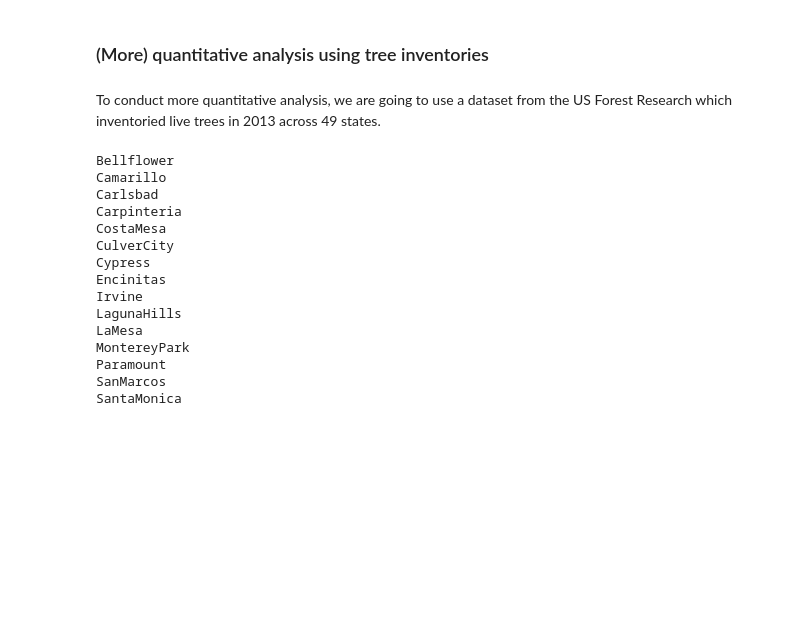
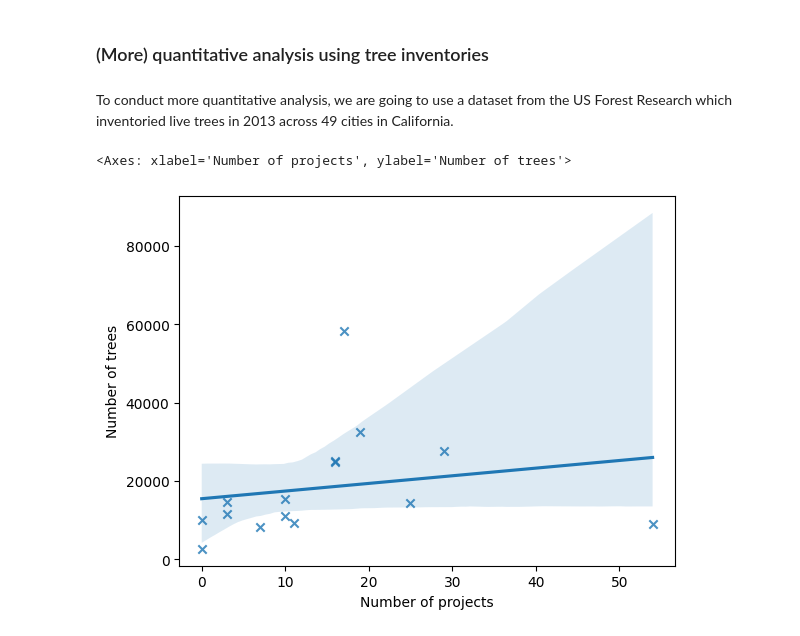
Before and after one commit to lydia-pauly/women_in_data_comp_2023, a Jupyter notebook: Lydia Notebooks/Community_Dataset.ipynb, the cells around one changed output. Saved outputs shown, nothing was run; the diff lists cells and outputs as text; code cells hidden in the pictures; blank space fills up the shorter version.

```diff
--- a/Lydia Notebooks/Community_Dataset.ipynb
+++ b/Lydia Notebooks/Community_Dataset.ipynb
@@ -275,63 +276,48 @@ Another step (if we had access to ArcGIS Pro) would be to raster sample these po
 # %% [markdown]
 ### (More) quantitative analysis using tree inventories
 # %% [markdown]
-To conduct more quantitative analysis, we are going to use a dataset from the US Forest Research which inventoried live trees in 2013 across 49 states.
+To conduct more quantitative analysis, we are going to use a dataset from the US Forest Research which inventoried live trees in 2013 across 49 cities in California.
 # %%
-#SoCalCoast
+# SOCALCOAST REGION #
 
 cities = ["Bellflower", "Camarillo", "Carlsbad", "Carpinteria", "CostaMesa", "CulverCity",
           "Cypress", "Encinitas", "Irvine", "LagunaHills", "LaMesa", "MontereyPark",
           "Paramount", "SanMarcos", "SantaMonica"]
 
-split_names = {"CostaMesa" : "Costa Mesa",
-               "CulverCity" : "Culver City",
-               "LagunaHills" : "Laguna Hills",
-               "LeMesa" : "Le Mesa",
-               "MontereyPark" : "Monterey Park",
-               "SanMarcos" : "San Marcos",
-               "SantaMonica" : "Santa Monica"
-              }
+filter_for_acquisition = cleaned_community_df['GROUPING'] == "Acquisition"
+filter_for_improvements = cleaned_community_df['GROUPING'] == "Public Improvements"
 
 trees_and_projects_per_city = {}
 
 for city in cities :
     adjoining_df = pd.read_csv(f"../Data/RDS-2017-0010/Data/SoCalCoast/{city}_Inventory.csv", encoding='unicode_escape')
     number_of_trees = len(adjoining_df)
-    print(city)
-    if city == "CostaMesa" : number_of_projects = len(cleaned_community_df[cleaned_community_df['CITY'] == "Costa Mesa"])
-    if city == "CulverCity" : number_of_projects = len(cleaned_community_df[cleaned_community_df['CITY'] == "Culver City"])
-    if city == "LagunaHills" : number_of_projects = len(cleaned_community_df[cleaned_community_df['CITY'] == "Laguna Hills"])
-    if city == "LeMesa" : number_of_projects = len(cleaned_community_df[cleaned_community_df['CITY'] == "Le Mesa"])
-    if city == "MontereyPark" : number_of_projects = len(cleaned_community_df[cleaned_community_df['CITY'] == "Monterey Park"])
-    if city == "SanMarcos" : number_of_projects = len(cleaned_community_df[cleaned_community_df['CITY'] == "San Marcos"])
-    if city == "SantaMonica" : number_of_projects = len(cleaned_community_df[cleaned_community_df['CITY'] == "Santa Monica"])
-    else : number_of_projects = len(cleaned_community_df[cleaned_community_df['CITY'] == city])
+    if city == "CostaMesa" :
+        filter_for_city = cleaned_community_df['CITY'] == "Costa Mesa"
+    elif city == "CulverCity" :
+        filter_for_city = cleaned_community_df['CITY'] == "Culver City"
+    elif city == "LagunaHills" :
+        filter_for_city = cleaned_community_df['CITY'] == "Laguna Hills"
+    elif city == "LeMesa" :
+        filter_for_city = cleaned_community_df['CITY'] == "Le Mesa"
+    elif city == "MontereyPark" :
+        filter_for_city = cleaned_community_df['CITY'] == "Monterey Park"
+    elif city == "SanMarcos" :
+        filter_for_city = cleaned_community_df['CITY'] == "San Marcos"
+    elif city == "SantaMonica" :
+        filter_for_city = cleaned_community_df['CITY'] == "Santa Monica"
+    else :
+        filter_for_city = cleaned_community_df['CITY'] == city
+
+    number_of_projects = len(cleaned_community_df[(filter_for_acquisition | filter_for_improvements) & filter_for_city])
 
     trees_and_projects_per_city[city] = {"Number of trees" : number_of_trees,
                                          "Number of projects" : number_of_projects
                                         }
-    #pd.concat([SoCalCoast_df, adjoining_df], join="outer")
 
+SoCal_cities_df = pd.DataFrame.from_dict(trees_and_projects_per_city).transpose()
 
-# SoCalCoast_BeFl_df = pd.read_csv("../Data/RDS-2017-0010/Data/SoCalCoast/Bellflower_Inventory.csv", encoding='unicode_escape')
-# SoCalCoast_CaMa_df = pd.read_csv("../Data/RDS-2017-0010/Data/SoCalCoast/Camarillo_Inventory.csv", encoding='unicode_escape')
-# SoCalCoast_CaBa_df = pd.read_csv("../Data/RDS-2017-0010/Data/SoCalCoast/Carlsbad_Inventory.csv", encoding='unicode_escape')
-# SoCalCoast_CaPi_df = pd.read_csv("../Data/RDS-2017-0010/Data/SoCalCoast/Carpinteria_Inventory.csv", encoding='unicode_escape')
-# SoCalCoast_CoMe_df = pd.read_csv("../Data/RDS-2017-0010/Data/SoCalCoast/CostaMesa_Inventory.csv", encoding='unicode_escape')
-# SoCalCoast_[CITY]_df = pd.read_csv("../Data/RDS-2017-0010/Data/SoCalCoast/[CITY]_Inventor.csv", encoding='unicode_escape')
+seaborn.regplot(data=SoCal_cities_df, y="Number of trees", x="Number of projects", truncate=True, marker="x")
 # %% [output]
-Bellflower
-Camarillo
-Carlsbad
-Carpinteria
-CostaMesa
-CulverCity
-Cypress
-Encinitas
-Irvine
-LagunaHills
-LaMesa
-MontereyPark
-Paramount
-SanMarcos
-SantaMonica
+<Axes: xlabel='Number of projects', ylabel='Number of trees'>
+[figure, added]
```
Also changed, not shown: parts of 20 cells of this notebook.
